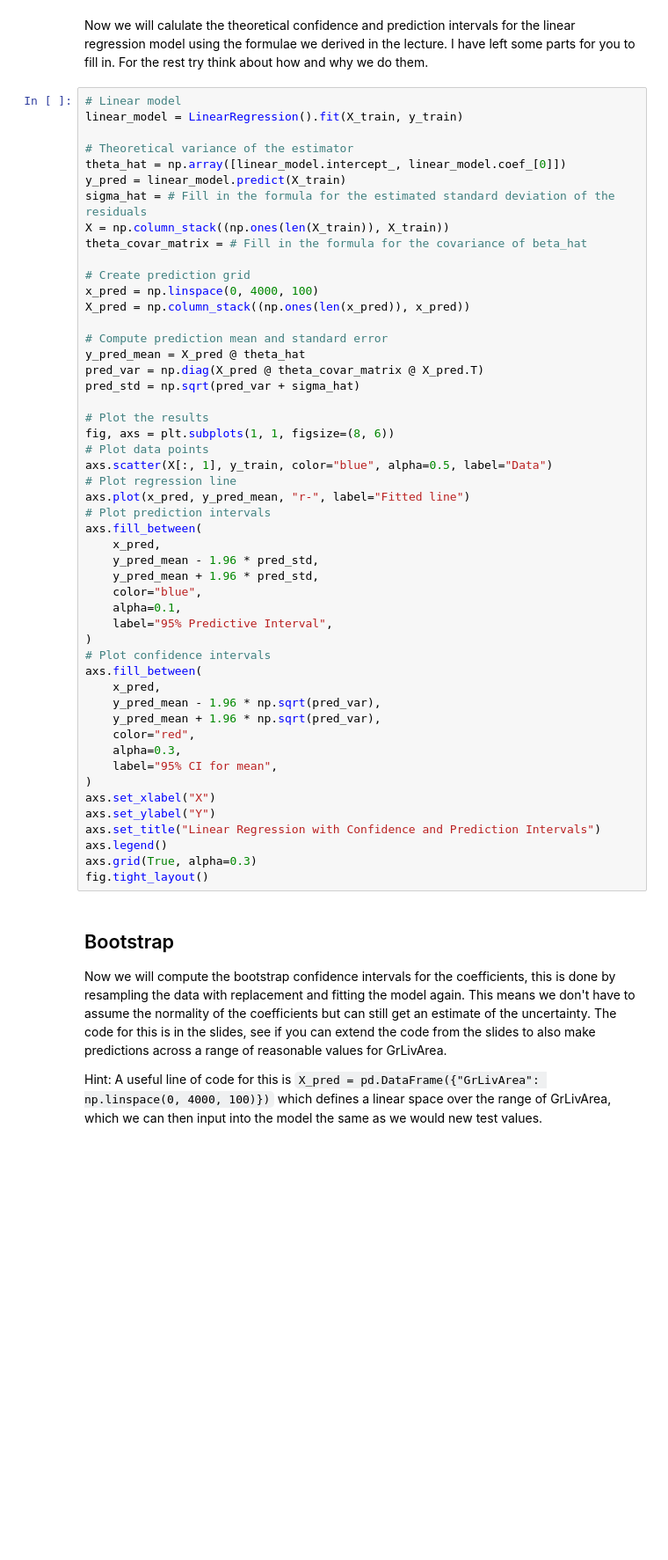
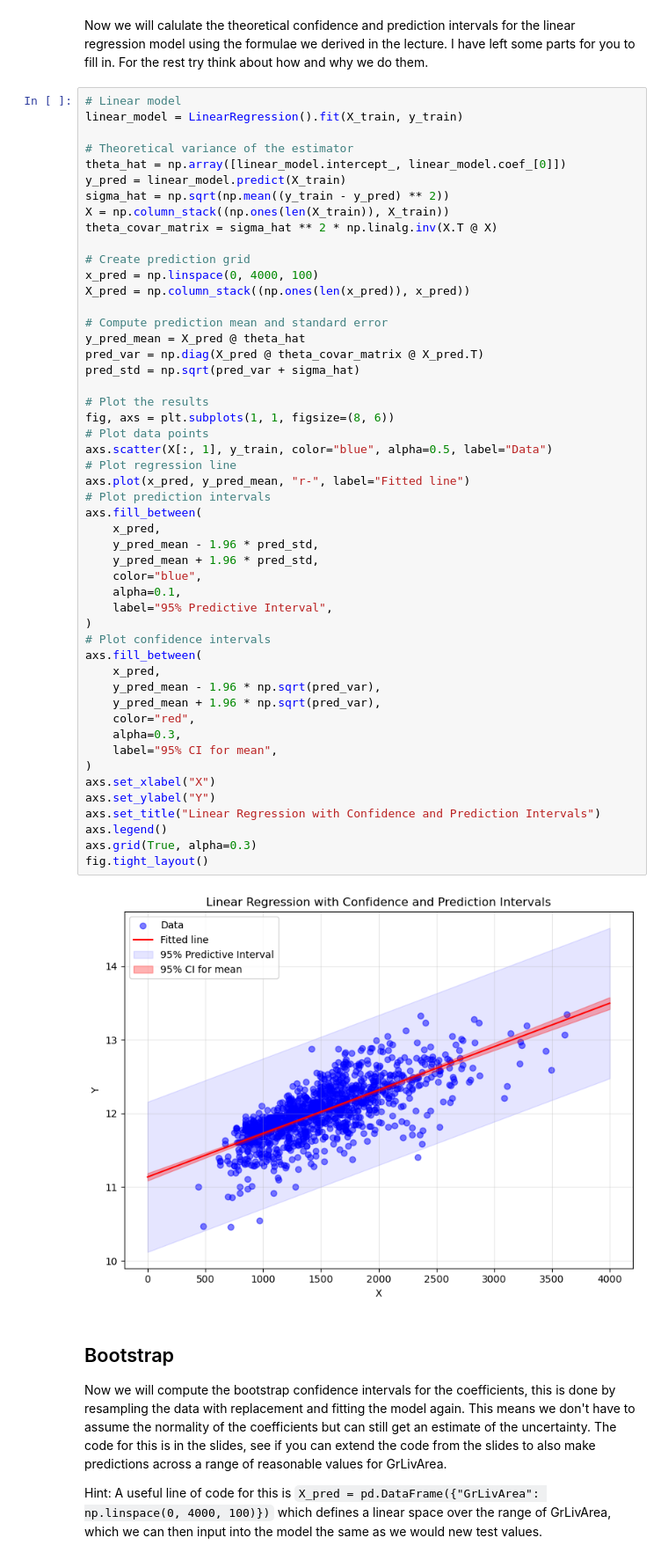
Before and after one commit to mona-borth/Hertie_ML_2025_Labs, a Jupyter notebook: lab7.ipynb, the cells around one changed output. Shown at 88% size. Saved outputs shown, nothing was run; the diff lists cells and outputs as text; blank space fills up the shorter version.

```diff
--- a/lab7.ipynb
+++ b/lab7.ipynb
@@ -63,9 +65,9 @@ linear_model = LinearRegression().fit(X_train, y_train)
 # Theoretical variance of the estimator
 theta_hat = np.array([linear_model.intercept_, linear_model.coef_[0]])
 y_pred = linear_model.predict(X_train)
-sigma_hat = # Fill in the formula for the estimated standard deviation of the residuals
+sigma_hat = np.sqrt(np.mean((y_train - y_pred) ** 2))
 X = np.column_stack((np.ones(len(X_train)), X_train))
-theta_covar_matrix = # Fill in the formula for the covariance of beta_hat
+theta_covar_matrix = sigma_hat ** 2 * np.linalg.inv(X.T @ X)
 
 # Create prediction grid
 x_pred = np.linspace(0, 4000, 100)
@@ -79,33 +81,35 @@ pred_std = np.sqrt(pred_var + sigma_hat)
 # Plot the results
 fig, axs = plt.subplots(1, 1, figsize=(8, 6))
 # Plot data points
 axs.scatter(X[:, 1], y_train, color="blue", alpha=0.5, label="Data")
 # Plot regression line
 axs.plot(x_pred, y_pred_mean, "r-", label="Fitted line")
 # Plot prediction intervals
 axs.fill_between(
     x_pred,
     y_pred_mean - 1.96 * pred_std,
     y_pred_mean + 1.96 * pred_std,
     color="blue",
     alpha=0.1,
     label="95% Predictive Interval",
 )
 # Plot confidence intervals
 axs.fill_between(
     x_pred,
     y_pred_mean - 1.96 * np.sqrt(pred_var),
     y_pred_mean + 1.96 * np.sqrt(pred_var),
     color="red",
     alpha=0.3,
     label="95% CI for mean",
 )
 axs.set_xlabel("X")
 axs.set_ylabel("Y")
 axs.set_title("Linear Regression with Confidence and Prediction Intervals")
 axs.legend()
 axs.grid(True, alpha=0.3)
 fig.tight_layout()
+# %% [output]
+[figure, added]
 # %% [markdown]
 ## Bootstrap
 Now we will compute the bootstrap confidence intervals for the coefficients, this is done by resampling the data with replacement and fitting the model again. This means we don't have to assume the normality of the coefficients but can still get an estimate of the uncertainty. The code for this is in the slides, see if you can extend the code from the slides to also make predictions across a range of reasonable values for GrLivArea.
```
Also changed, not shown: parts of 16 cells of this notebook.
